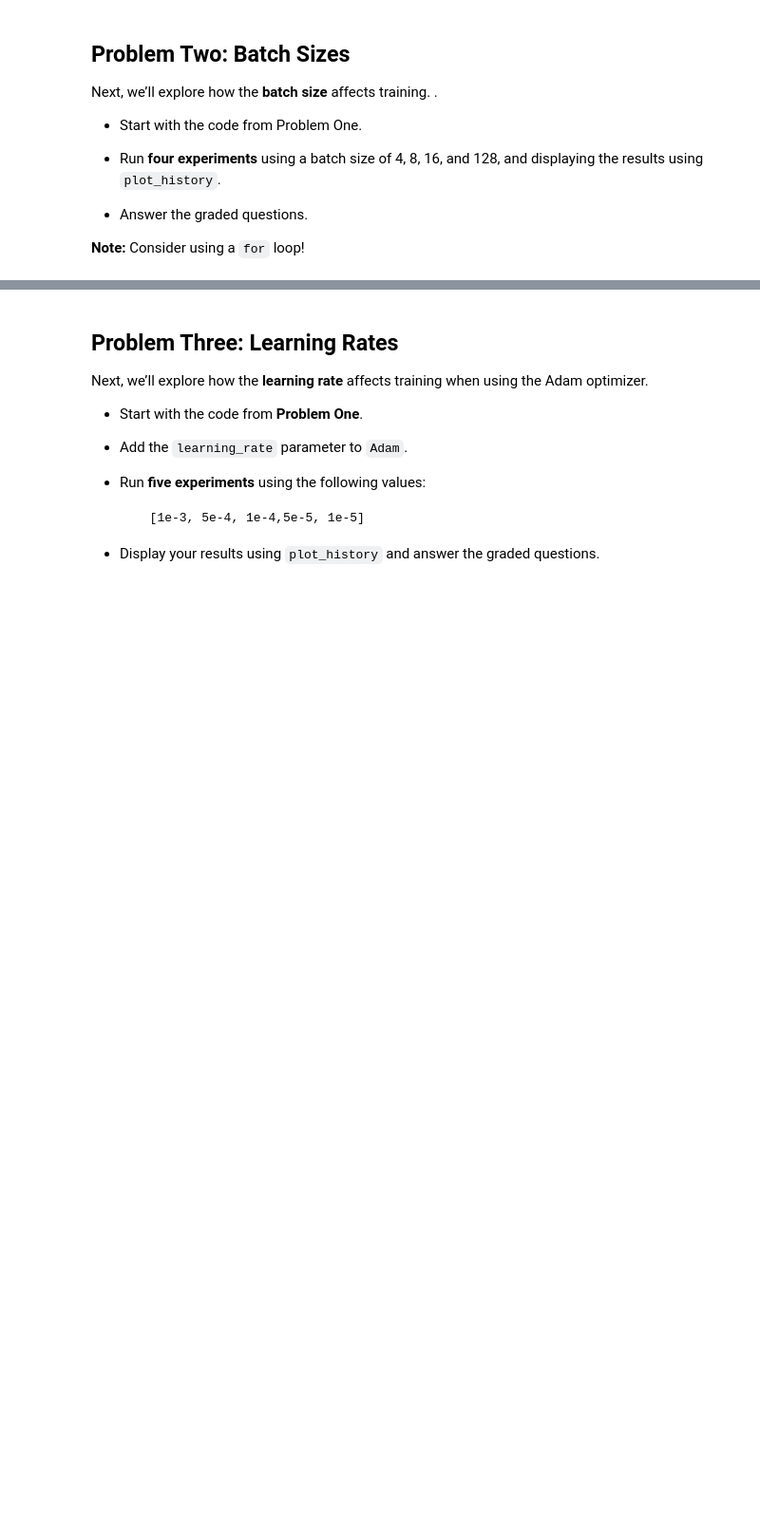
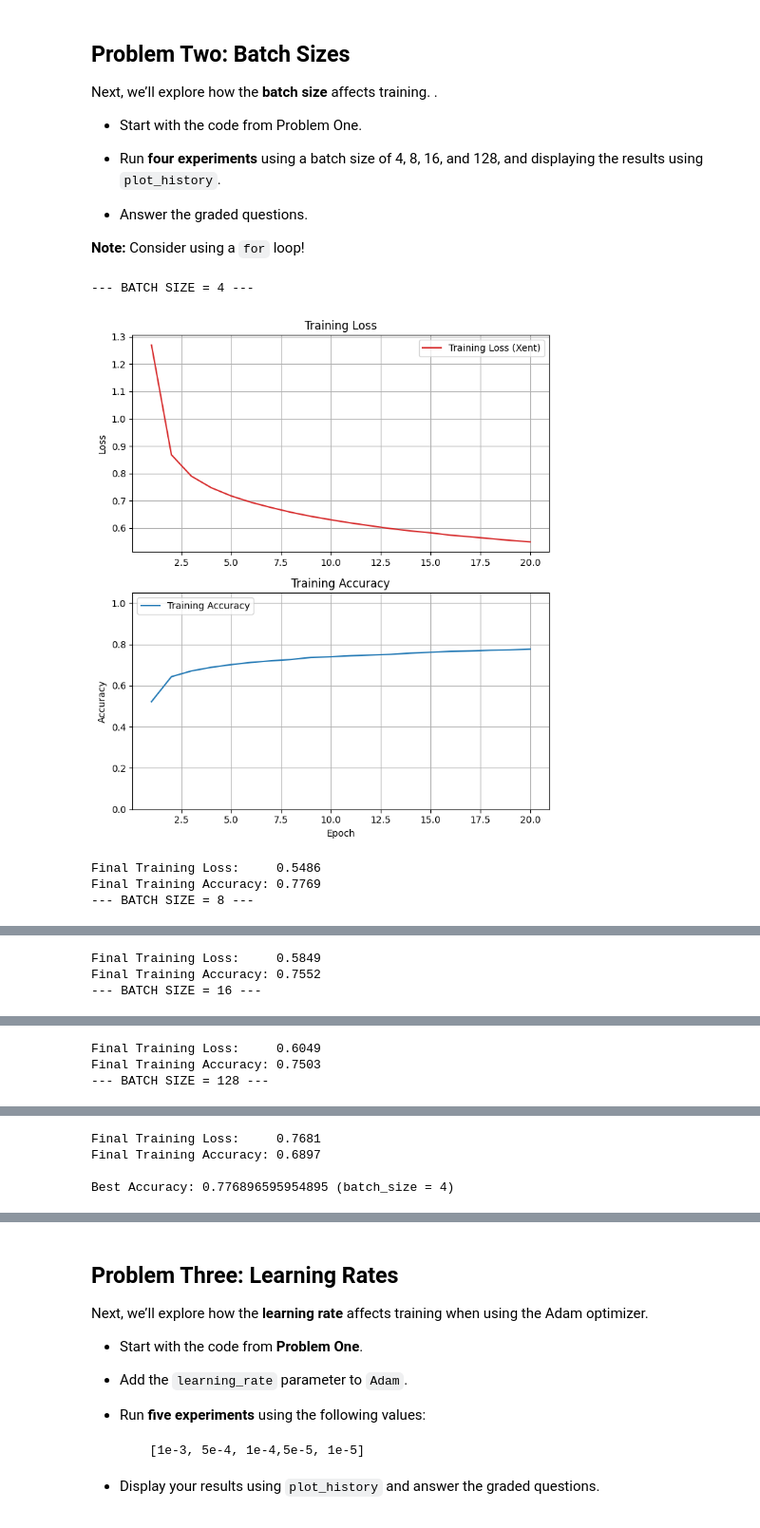
Before and after one commit to aidandig/DX703-HW, a Jupyter notebook: Homework_02.ipynb, the cells around one changed output, grey strips where cells are left out. Shown at 95% size. Drawn from its saved outputs; the diff is of its cells as text; code cells hidden in the pictures; blank space fills up the shorter version.

Commit message:
Finding best batch size training accuracy

```diff
--- a/Homework_02.ipynb
+++ b/Homework_02.ipynb
@@ -224,3 +224,46 @@ Next, we’ll explore how the **batch size** affects training. .
 **Note:** Consider using a `for` loop!
 # %%
 # Your code here
+
+num_features = X_train.shape[1]
+num_classes = len(np.unique(y_train))
+
+epochs = 20
+batch_sizes = [4, 8, 16, 128]
+accuracies = []
+
+for i in batch_sizes:
+    model = Sequential([
+        Input(shape=(num_features,)),
+        Dense(64, activation='relu'),
+        Dense(32, activation='relu'),
+        Dense(num_classes, activation='softmax')
+    ])
+
+    opt = Adam(learning_rate=0.0001)
+
+    model.compile(loss='sparse_categorical_crossentropy',
+                optimizer=opt,
+                metrics=['accuracy'])
+
+    model_history = model.fit(X_train_scaled,
+                            y_train,
+                            epochs=epochs,
+                            batch_size=i,
+                            verbose=0)
+
+    training_accuracy = accuracies.append(model_history.history['accuracy'][-1])
+
+    print(f"--- BATCH SIZE = {i} ---")
+    plot_history(model_history)
+
+best_batch_size_index = np.argmax(accuracies)
+best_accuracy = accuracies[best_batch_size_index]
+
+print(f"\nBest Accuracy: {best_accuracy} (batch_size = {batch_sizes[best_batch_size_index]})")
+# %% [output]
+--- BATCH SIZE = 4 ---
+[figure, added]
+Final Training Loss:     0.5486
+Final Training Accuracy: 0.7769
+--- BATCH SIZE = 8 ---
@@ -226,0 +271,3 @@ Next, we’ll explore how the **batch size** affects training. .
+Final Training Loss:     0.5849
+Final Training Accuracy: 0.7552
+--- BATCH SIZE = 16 ---
@@ -226,0 +275,3 @@ Next, we’ll explore how the **batch size** affects training. .
+Final Training Loss:     0.6049
+Final Training Accuracy: 0.7503
+--- BATCH SIZE = 128 ---
@@ -227,3 +279,7 @@ Next, we’ll explore how the **batch size** affects training. .
+Final Training Loss:     0.7681
+Final Training Accuracy: 0.6897
+
+Best Accuracy: 0.776896595954895 (batch_size = 4)
 # %%
 # Set a2a to the batch size which produced the best accuracy score at epoch 20
 
```
Also changed, not shown: parts of 5 cells of this notebook.
